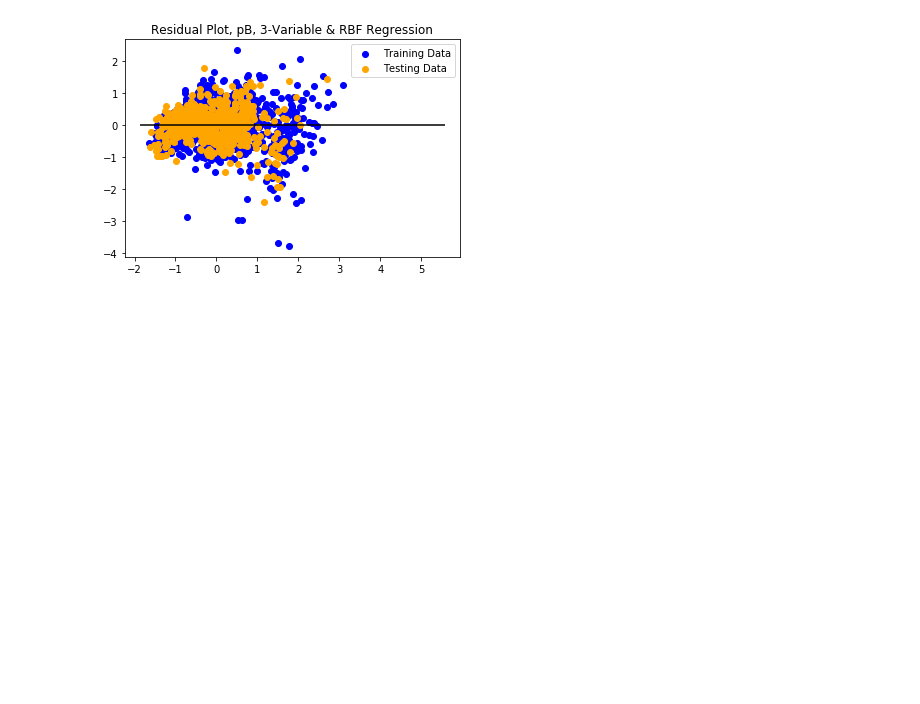
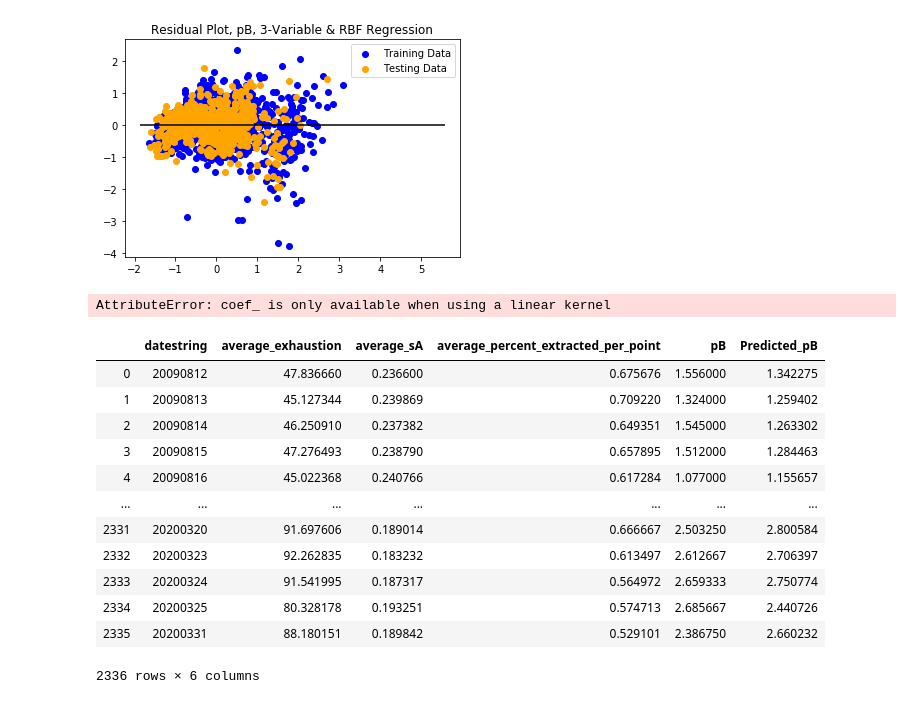
Before and after one commit to ngoodweiler/Data-Analytics-Final_Project, a Jupyter notebook: hypertuning.ipynb, the cells around one changed output. Saved outputs shown, nothing was run; the diff lists cells and outputs as text; code cells hidden in the pictures; blank space fills up the shorter version.

Commit message:
graphing RBF predicted values

```diff
--- a/hypertuning.ipynb
+++ b/hypertuning.ipynb
@@ -179,3 +178,42 @@ plt.title('Residual Plot, pB, 3-Variable & RBF Regression')
 # %% [output]
 Text(0.5, 1.0, 'Residual Plot, pB, 3-Variable & RBF Regression')
 [figure]
+# %%
+# Create Final Model
+# Scale the full set of data first
+X_scaler = StandardScaler().fit(X)
+y_scaler = StandardScaler().fit(y)
+# %%
+# Transform full set of data
+X_scaled = X_scaler.transform(X)
+y_scaled = y_scaler.transform(y)
+# Change y into terms that the SVR can use
+y_ravel = y_scaled.ravel()
+y_array = np.array(y_ravel).astype(float)
+# %%
+model = SVR(kernel='rbf', C=10, gamma=0.01, epsilon=0.01)
+coeffs = model.fit(X_scaled,y_array).coef_
+# %% [output]
+AttributeError: coef_ is only available when using a linear kernel
+# %%
+model = SVR(kernel='rbf', C=10, gamma=0.01, epsilon=0.01)
+
+y_predicted = y_scaler.inverse_transform((model.fit(X_scaled,y_array).predict(X_scaler.transform(X))))
+# %%
+daily_pB['Predicted_pB'] = y_predicted
+# %%
+daily_pB['Error'] = daily_pB['Predicted_pB'] - daily_pB['pB']
+# %% [output]
+|  | datestring | average_exhaustion | average_sA | average_percent_extracted_per_point | pB | Predicted_pB |
+| 0 | 20090812 | 47.836660 | 0.236600 | 0.675676 | 1.556000 | 1.342275 |
+| 1 | 20090813 | 45.127344 | 0.239869 | 0.709220 | 1.324000 | 1.259402 |
+| 2 | 20090814 | 46.250910 | 0.237382 | 0.649351 | 1.545000 | 1.263302 |
+| 3 | 20090815 | 47.276493 | 0.238790 | 0.657895 | 1.512000 | 1.284463 |
+| 4 | 20090816 | 45.022368 | 0.240766 | 0.617284 | 1.077000 | 1.155657 |
+| ... | ... | ... | ... | ... | ... | ... |
+| 2331 | 20200320 | 91.697606 | 0.189014 | 0.666667 | 2.503250 | 2.800584 |
+| 2332 | 20200323 | 92.262835 | 0.183232 | 0.613497 | 2.612667 | 2.706397 |
+| 2333 | 20200324 | 91.541995 | 0.187317 | 0.564972 | 2.659333 | 2.750774 |
+| 2334 | 20200325 | 80.328178 | 0.193251 | 0.574713 | 2.685667 | 2.440726 |
+| 2335 | 20200331 | 88.180151 | 0.189842 | 0.529101 | 2.386750 | 2.660232 |
+2336 rows × 6 columns
```
Also changed, not shown: parts of 1 cell of this notebook.
